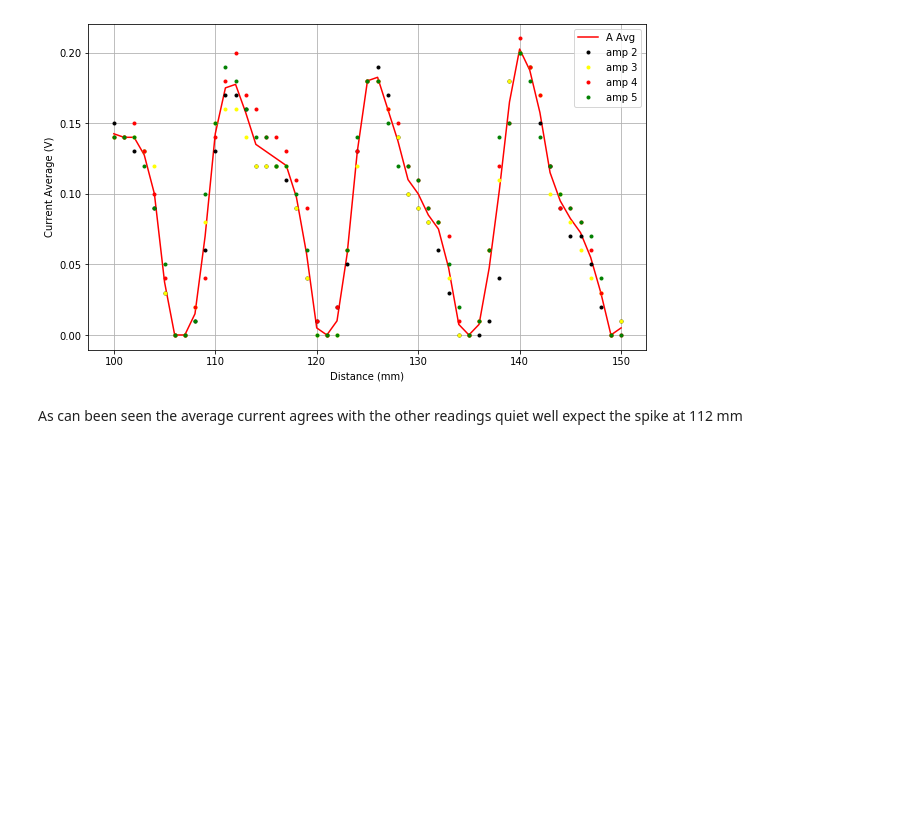
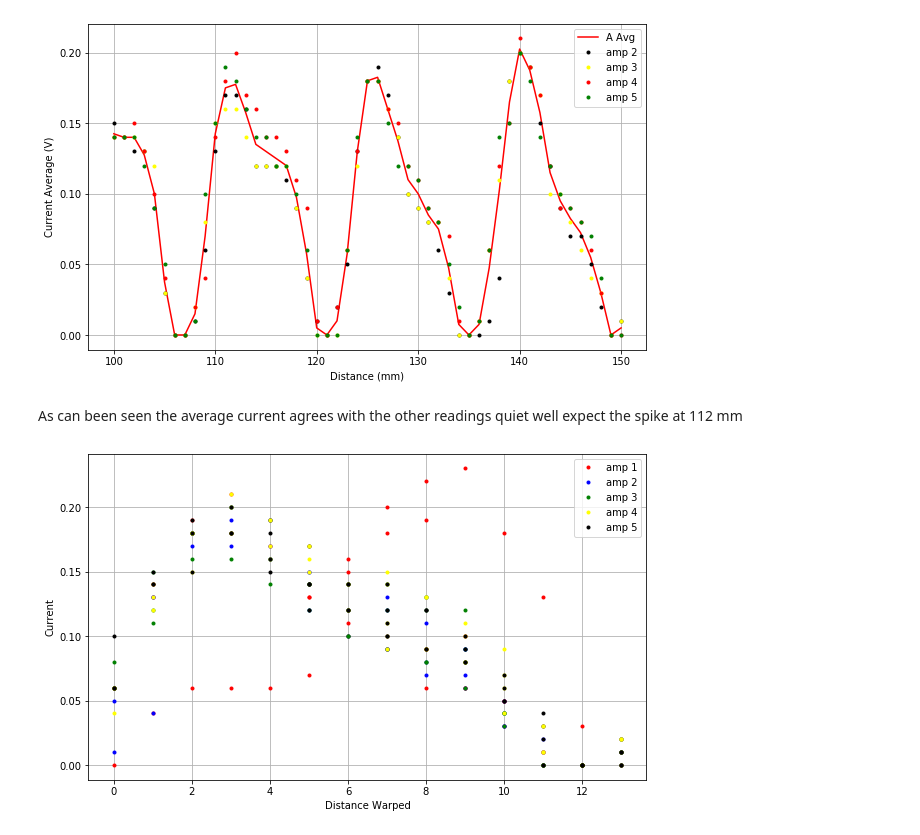
Before and after one commit to Alex-Mcginty/Placement_public, a Jupyter notebook: Untitled.ipynb, the cells around one changed output. Drawn from its saved outputs; the diff is of its cells as text; code cells hidden in the pictures; blank space fills up the shorter version.

Commit message:
Distance Warped vs avg current

```diff
--- a/Untitled.ipynb
+++ b/Untitled.ipynb
@@ -195,3 +195,18 @@ fig.savefig('', dpi=100)
 [figure]
 # %% [markdown]
 As can been seen the average current agrees with the other readings quiet well expect the spike at 112 mm
+# %%
+plt.plot(datai['Distance Warped'],datai['amp 1'],color='red',label='amp 1',marker='.',linestyle='')
+plt.plot(datai['Distance Warped'],datai['amp 2'],color='blue',label='amp 2',marker='.',linestyle='')
+plt.plot(datai['Distance Warped'],datai['amp 3'],color='green',label='amp 3',marker='.',linestyle='')
+plt.plot(datai['Distance Warped'],datai['amp 4'],color='yellow',label='amp 4',marker='.',linestyle='')
+plt.plot(datai['Distance Warped'],datai['amp 5'],color='black',label='amp 5',marker='.',linestyle='')
+plt.legend()
+plt.grid()
+plt.xlabel('Distance Warped')
+plt.ylabel('Current')
+fig = matplotlib.pyplot.gcf()
+fig.set_size_inches(10, 6)
+fig.savefig('', dpi=100)
+# %% [output]
+[figure, added]
```
Also changed, not shown: parts of 2 cells of this notebook, 1 other file.
